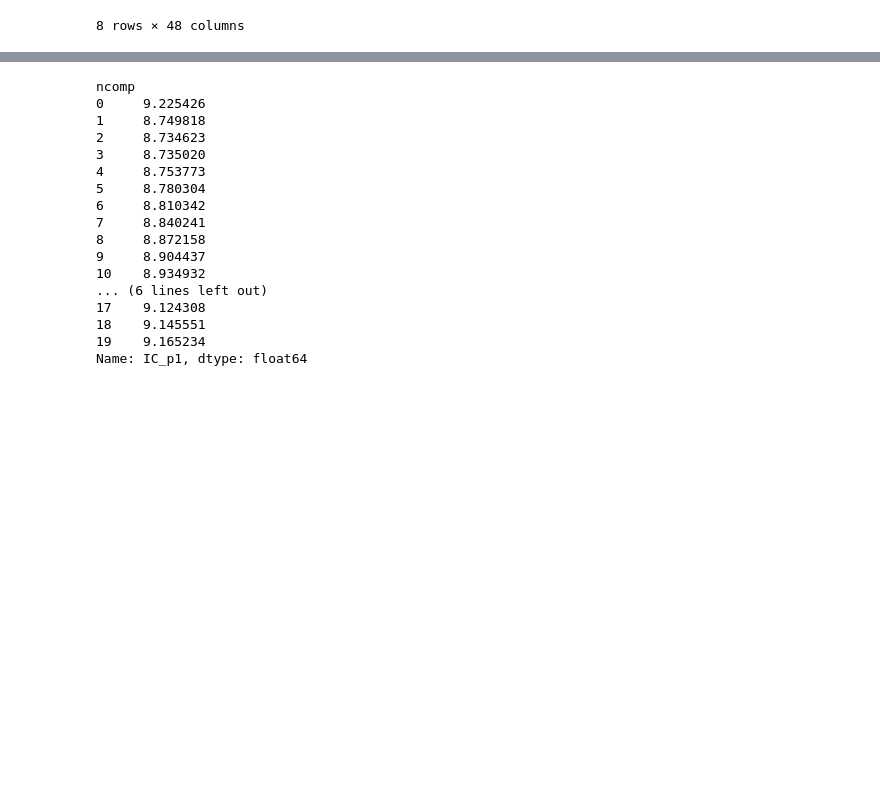
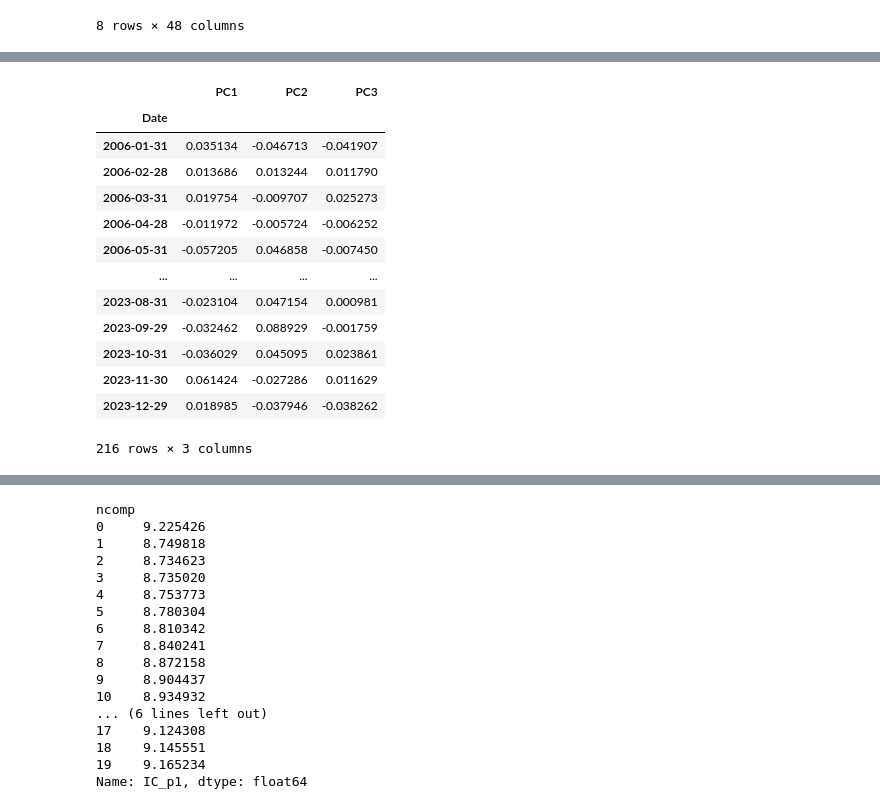
Before and after one commit to RomainCastellarnau/Financial-Econometrics-II, a Jupyter notebook: Code/core_portfolio.ipynb, the cells around one changed output, grey strips where cells are left out. Cells and saved outputs as stored; diff of their text form; code cells hidden in the pictures; blank space fills up the shorter version.

```diff
--- a/Code/core_portfolio.ipynb
+++ b/Code/core_portfolio.ipynb
@@ -67,3 +63,20 @@ See the caveats in the documentation: https://pandas.pydata.org/pandas-docs/stab
 | 45 | 7.712732 | 7.942245 | 7.140131 |
 | 46 | 6.999747 | 7.234361 | 6.414423 |
 | 47 | -22.584543 | -22.344829 | -23.182592 |
+# %%
+model.pc_scores
+# %% [output]
+|  | PC1 | PC2 | PC3 |
+| Date |  |  |  |
+| 2006-01-31 | 0.035134 | -0.046713 | -0.041907 |
+| 2006-02-28 | 0.013686 | 0.013244 | 0.011790 |
+| 2006-03-31 | 0.019754 | -0.009707 | 0.025273 |
+| 2006-04-28 | -0.011972 | -0.005724 | -0.006252 |
+| 2006-05-31 | -0.057205 | 0.046858 | -0.007450 |
+| ... | ... | ... | ... |
+| 2023-08-31 | -0.023104 | 0.047154 | 0.000981 |
+| 2023-09-29 | -0.032462 | 0.088929 | -0.001759 |
+| 2023-10-31 | -0.036029 | 0.045095 | 0.023861 |
+| 2023-11-30 | 0.061424 | -0.027286 | 0.011629 |
+| 2023-12-29 | 0.018985 | -0.037946 | -0.038262 |
+216 rows × 3 columns
```
Also changed, not shown: parts of 10 cells of this notebook, 1 other file.
